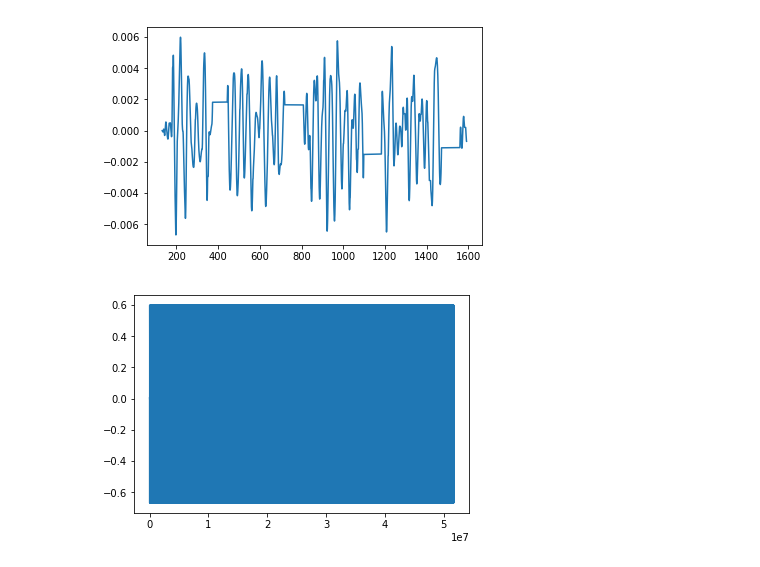
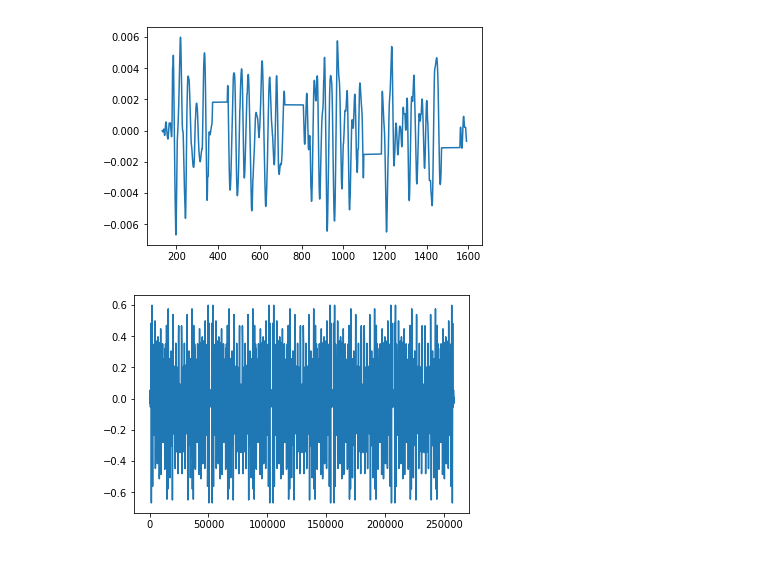
Before and after one commit to bmorris3/starsongs, a Jupyter notebook: sonify.ipynb, the cells around one changed output. Cells and saved outputs as stored; diff of their text form; code cells hidden in the pictures.

```diff
--- a/sonify.ipynb
+++ b/sonify.ipynb
@@ -39,9 +39,7 @@ def write_wave(waveform, num_samples, sampling_rate, path='test.wav'):
     with wave.open(path, 'w') as wav_file:
 
         wav_file.setparams((nchannels, sampwidth, int(sampling_rate.value), nframes, comptype, compname))
-
-        for s in waveform:
-            wav_file.writeframes(struct.pack('h', int(s*amplitude)))
+        wav_file.writeframes(struct.pack(len(waveform)*'h', *(waveform*amplitude).astype(int).tolist()))
 
 write_wave(sine_wave, num_samples, sampling_rate)
 # %% [output]
@@ -155,7 +153,7 @@ plt.plot(time, flux)
 [<matplotlib.lines.Line2D at 0x...>]
 [figure]
 # %%
-flux = np.tile(flux, 10)
-write_wave(100*flux, len(flux), sampling_rate, path='k296.wav')
+flux = np.tile(np.concatenate([flux, flux[::-1]]), 5)
+write_wave(100*flux[::2], len(flux[::2]), sampling_rate, path='k296.wav')
 # %% [output]
-[figure, old version]
+[figure, new version]
```
Also changed, not shown: parts of 3 cells of this notebook.
